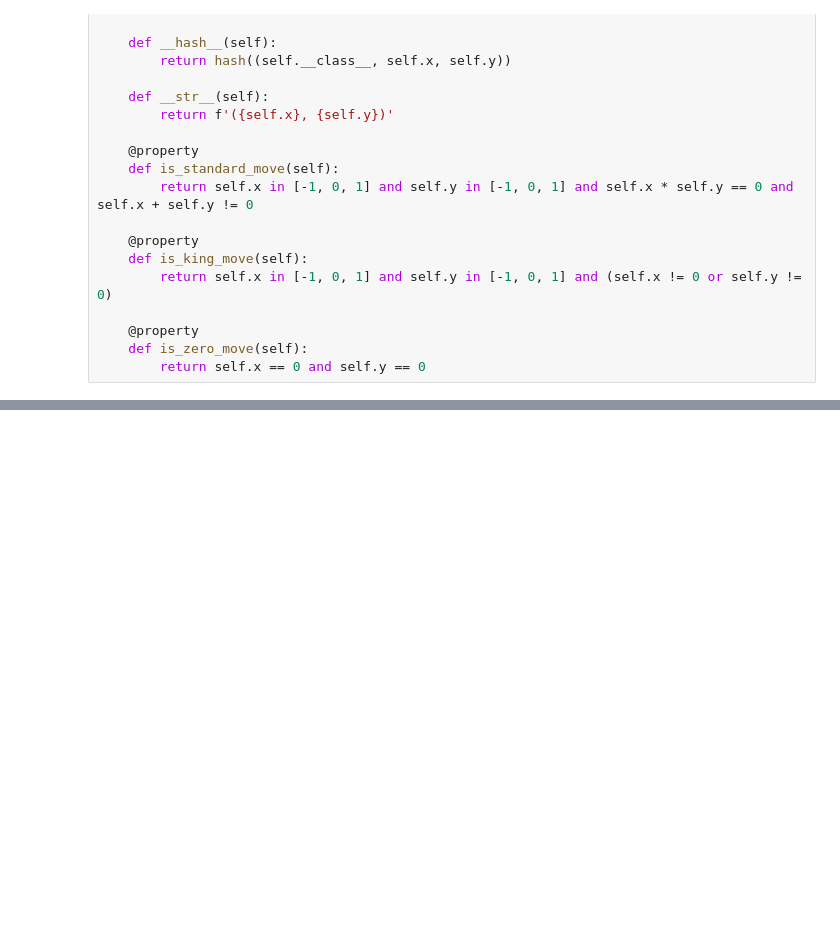
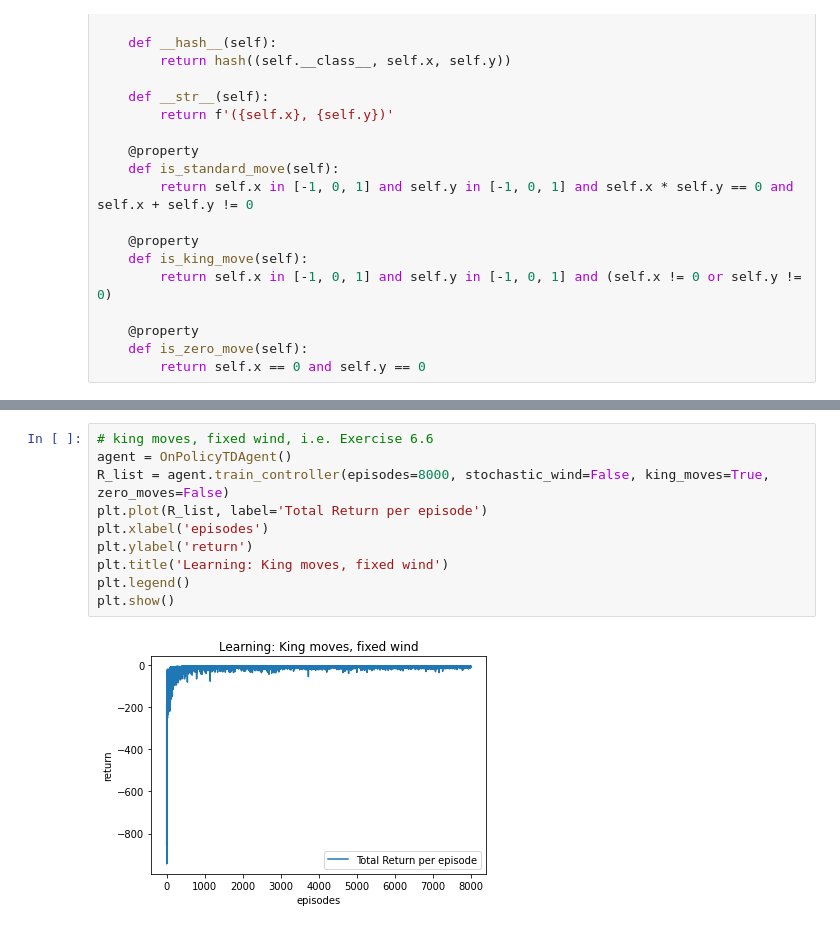
Before and after one commit to pacalab/rl_sutton_barto, a Jupyter notebook: Chapter_6/Chapter_6.ipynb, the cells around one changed output, grey strips where cells are left out. Cells and saved outputs as stored; diff of their text form; blank space fills up the shorter version.

Commit message:
add exercises 6.6 - 6.8

```diff
--- a/Chapter_6/Chapter_6.ipynb
+++ b/Chapter_6/Chapter_6.ipynb
@@ -247,0 +403,12 @@ class RandomAgent:
+# %%
+# king moves, fixed wind, i.e. Exercise 6.6
+agent = OnPolicyTDAgent()
+R_list = agent.train_controller(episodes=8000, stochastic_wind=False, king_moves=True, zero_moves=False)
+plt.plot(R_list, label='Total Return per episode')
+plt.xlabel('episodes')
+plt.ylabel('return')
+plt.title('Learning: King moves, fixed wind')
+plt.legend()
+plt.show()
+# %% [output]
+[figure, added]
```
Also changed, not shown: parts of 14 cells of this notebook.
